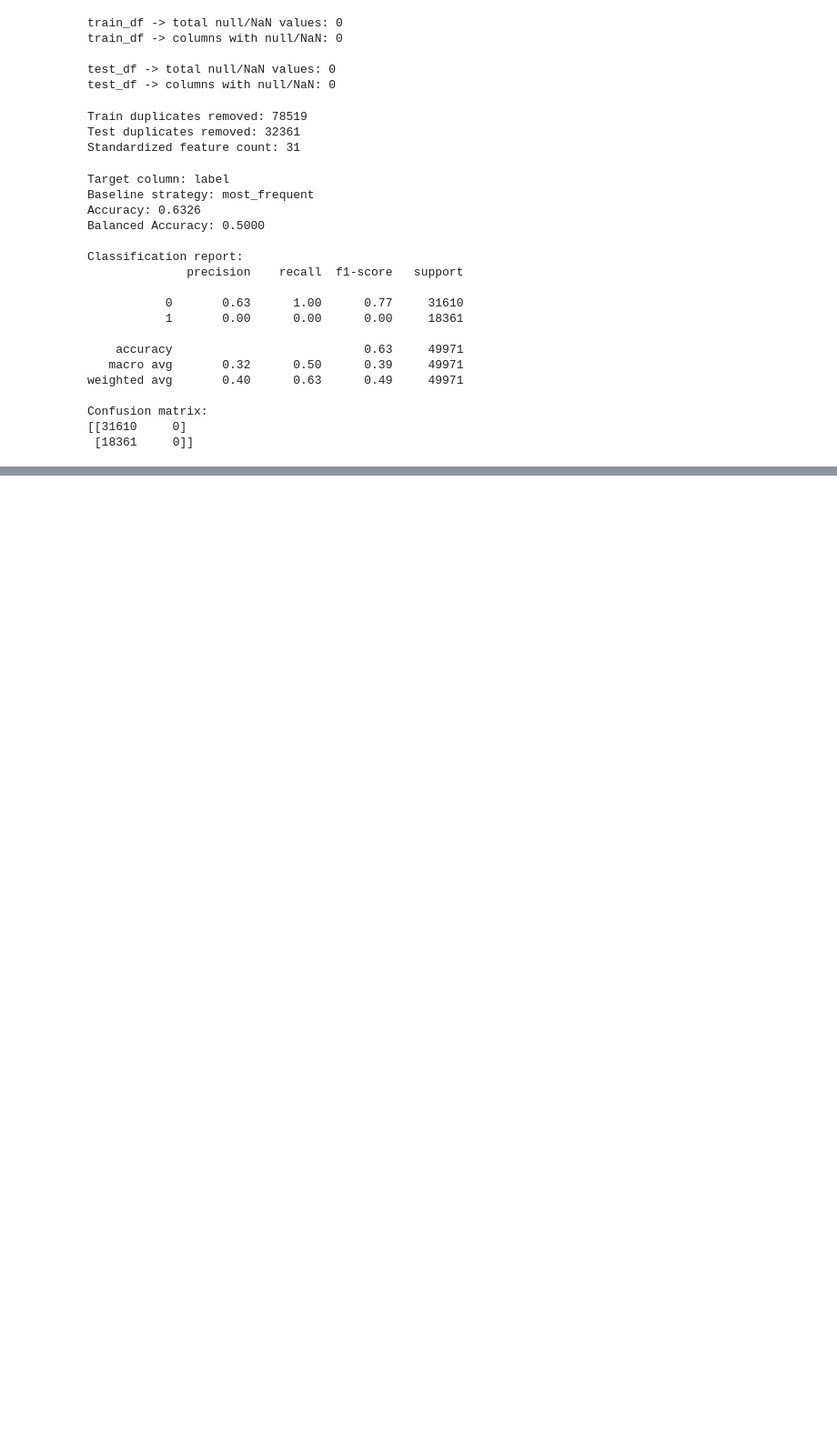
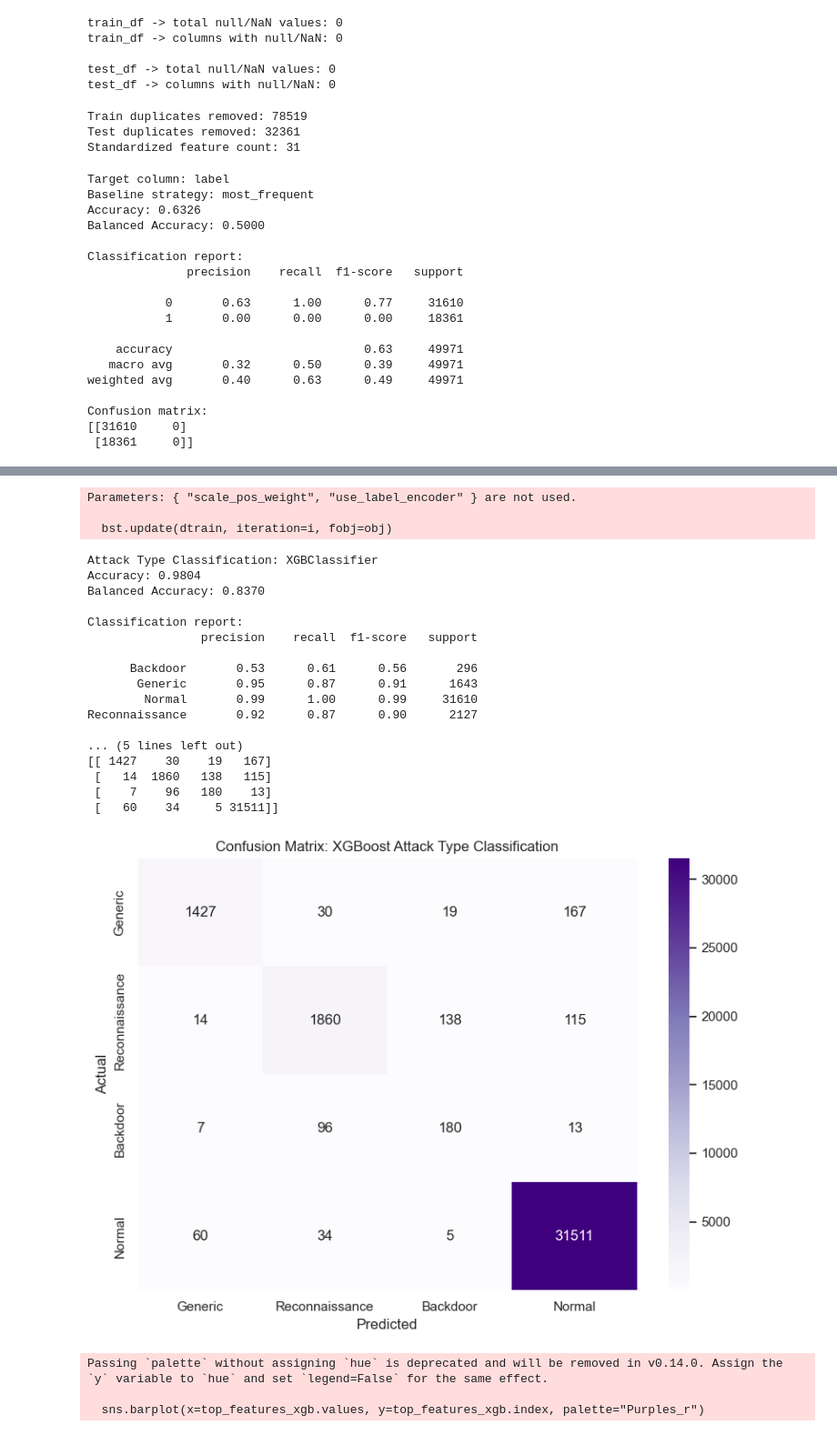
Before and after one commit to mwpersson/COMP9150-final-project, a Jupyter notebook: UNSW-NB15-EDA.ipynb, the cells around one changed output, grey strips where cells are left out. Shown at 91% size. Cells and saved outputs as stored; diff of their text form; code cells hidden in the pictures; blank space fills up the shorter version.

```diff
--- a/UNSW-NB15-EDA.ipynb
+++ b/UNSW-NB15-EDA.ipynb
@@ -368,0 +414,80 @@ Confusion matrix:
+# %%
+from xgboost import XGBClassifier
+from sklearn.preprocessing import LabelEncoder
+
+# Train XGBoost for attack type classification
+xgb_attack_clf = XGBClassifier(
+    n_estimators=300,
+    random_state=42,
+    n_jobs=-1,
+    scale_pos_weight=1,
+    use_label_encoder=False,
+    eval_metric='mlogloss'
+)
+le = LabelEncoder()
+le.fit(attack_types)
+
+y_train_encoded = le.transform(y_train_filtered)
+y_test_encoded = le.transform(y_test_filtered)
+
+xgb_attack_clf.fit(X_train_filtered, y_train_encoded)
+
+# Predict and evaluate
+y_pred_xgb_attack = le.inverse_transform(xgb_attack_clf.predict(X_test_filtered))
+
+print("Attack Type Classification: XGBClassifier")
+print(f"Accuracy: {accuracy_score(y_test_filtered, y_pred_xgb_attack):.4f}")
+print(f"Balanced Accuracy: {balanced_accuracy_score(y_test_filtered, y_pred_xgb_attack):.4f}")
+
+print("\nClassification report:")
+print(classification_report(y_test_filtered, y_pred_xgb_attack, zero_division=0))
+
+cm_xgb_attack = confusion_matrix(y_test_filtered, y_pred_xgb_attack, labels=attack_types)
+print("Confusion matrix:")
+print(cm_xgb_attack)
+
+# Plot confusion matrix
+plt.figure(figsize=(8, 6))
+sns.heatmap(cm_xgb_attack, annot=True, fmt="d", cmap="Purples",
+            xticklabels=attack_types, yticklabels=attack_types)
+plt.title("Confusion Matrix: XGBoost Attack Type Classification")
+plt.xlabel("Predicted")
+plt.ylabel("Actual")
+plt.tight_layout()
+plt.show()
+
+# Feature importances
+importances_xgb = pd.Series(xgb_attack_clf.feature_importances_, index=X_train_filtered.columns)
+top_features_xgb = importances_xgb.sort_values(ascending=False).head(15)
+
+plt.figure(figsize=(10, 5))
+sns.barplot(x=top_features_xgb.values, y=top_features_xgb.index, palette="Purples_r")
+plt.title("Top 15 Feature Importances: XGBoost")
+plt.xlabel("Importance")
+plt.tight_layout()
+plt.show()
+# %% [output]
+Parameters: { "scale_pos_weight", "use_label_encoder" } are not used.
+
+  bst.update(dtrain, iteration=i, fobj=obj)
+Attack Type Classification: XGBClassifier
+Accuracy: 0.9804
+Balanced Accuracy: 0.8370
+
+Classification report:
+                precision    recall  f1-score   support
+
+      Backdoor       0.53      0.61      0.56       296
+       Generic       0.95      0.87      0.91      1643
+        Normal       0.99      1.00      0.99     31610
+Reconnaissance       0.92      0.87      0.90      2127
+
+... (5 lines left out)
+[[ 1427    30    19   167]
+ [   14  1860   138   115]
+ [    7    96   180    13]
+ [   60    34     5 31511]]
+[figure, added]
+Passing `palette` without assigning `hue` is deprecated and will be removed in v0.14.0. Assign the `y` variable to `hue` and set `legend=False` for the same effect.
+
+  sns.barplot(x=top_features_xgb.values, y=top_features_xgb.index, palette="Purples_r")
```
Also changed, not shown: parts of 7 cells of this notebook, 4 other files.
